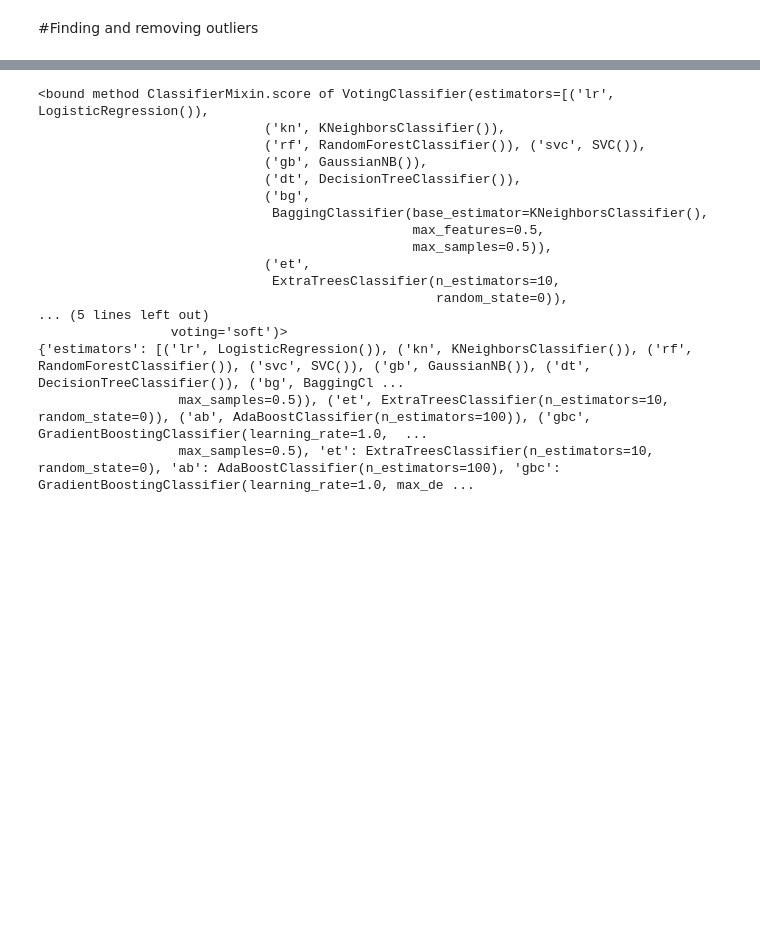
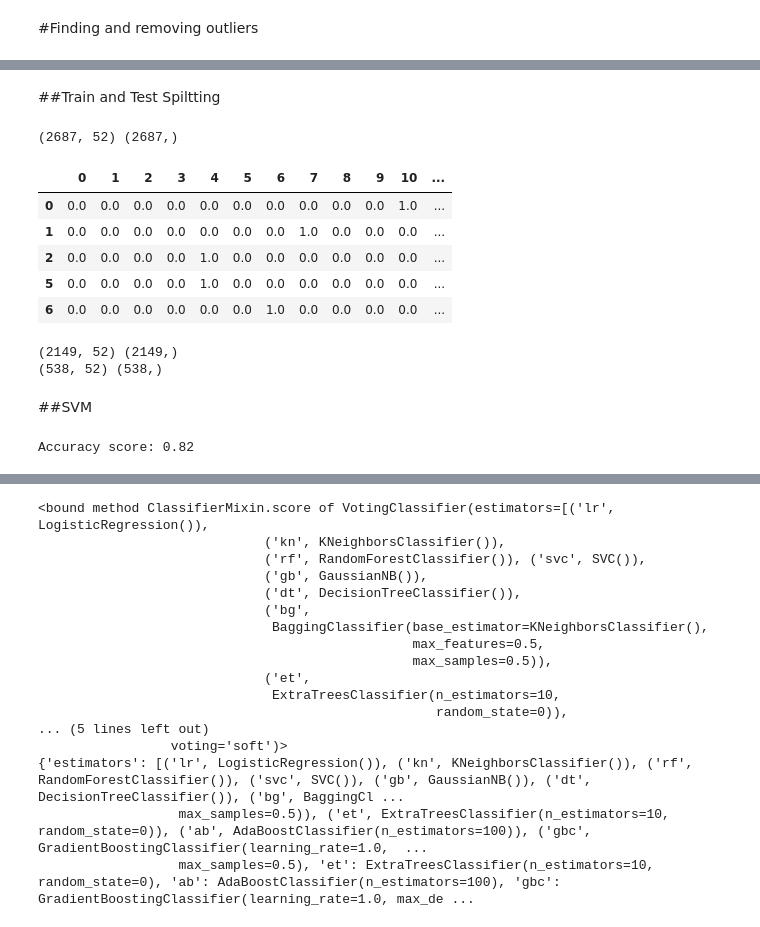
Before and after one commit to subuppaluru/ClassificationModels, a Jupyter notebook: BankClassification.ipynb, the cells around one changed output, grey strips where cells are left out. Saved outputs shown, nothing was run; the diff lists cells and outputs as text; code cells hidden in the pictures; blank space fills up the shorter version.

```diff
--- a/BankClassification.ipynb
+++ b/BankClassification.ipynb
@@ -129,0 +166,44 @@ Without Outlier in the Dataset Shape:  (4521, 3702)
+# %% [markdown]
+##Train and Test Spiltting
+# %%
+#Creating Train and Test datasets
+X = b_i.iloc[:,0:52]
+y = b_i.iloc[:,52]
+# %%
+print(X.shape,y.shape)
+# %% [output]
+(2687, 52) (2687,)
+# %%
+X.head()
+# %% [output]
+|  | 0 | 1 | 2 | 3 | 4 | 5 | 6 | 7 | 8 | 9 | 10 | ... |
+| 0 | 0.0 | 0.0 | 0.0 | 0.0 | 0.0 | 0.0 | 0.0 | 0.0 | 0.0 | 0.0 | 1.0 | ... |
+| 1 | 0.0 | 0.0 | 0.0 | 0.0 | 0.0 | 0.0 | 0.0 | 1.0 | 0.0 | 0.0 | 0.0 | ... |
+| 2 | 0.0 | 0.0 | 0.0 | 0.0 | 1.0 | 0.0 | 0.0 | 0.0 | 0.0 | 0.0 | 0.0 | ... |
+| 5 | 0.0 | 0.0 | 0.0 | 0.0 | 1.0 | 0.0 | 0.0 | 0.0 | 0.0 | 0.0 | 0.0 | ... |
+| 6 | 0.0 | 0.0 | 0.0 | 0.0 | 0.0 | 0.0 | 1.0 | 0.0 | 0.0 | 0.0 | 0.0 | ... |
+# %%
+from sklearn.model_selection import train_test_split
+
+X_train,X_test,y_train,y_test = train_test_split(X, y, test_size=0.2)
+print( X_train.shape, y_train.shape)
+print( X_test.shape, y_test.shape)
+# %% [output]
+(2149, 52) (2149,)
+(538, 52) (538,)
+# %% [markdown]
+##SVM
+# %%
+# Fitting Kernel SVM to the Training set
+from sklearn.svm import SVC
+from sklearn.metrics import accuracy_score
+
+classifier = SVC(kernel = 'rbf', random_state = 0)
+classifier.fit(X_train, y_train)
+
+# Predicting the Test set results
+y_pred = classifier.predict(X_test)
+
+print("Accuracy score: {:0.3}".format(accuracy_score(y_test,y_pred)))
+# %% [output]
+Accuracy score: 0.82
```
Also changed, not shown: parts of 35 cells of this notebook.
